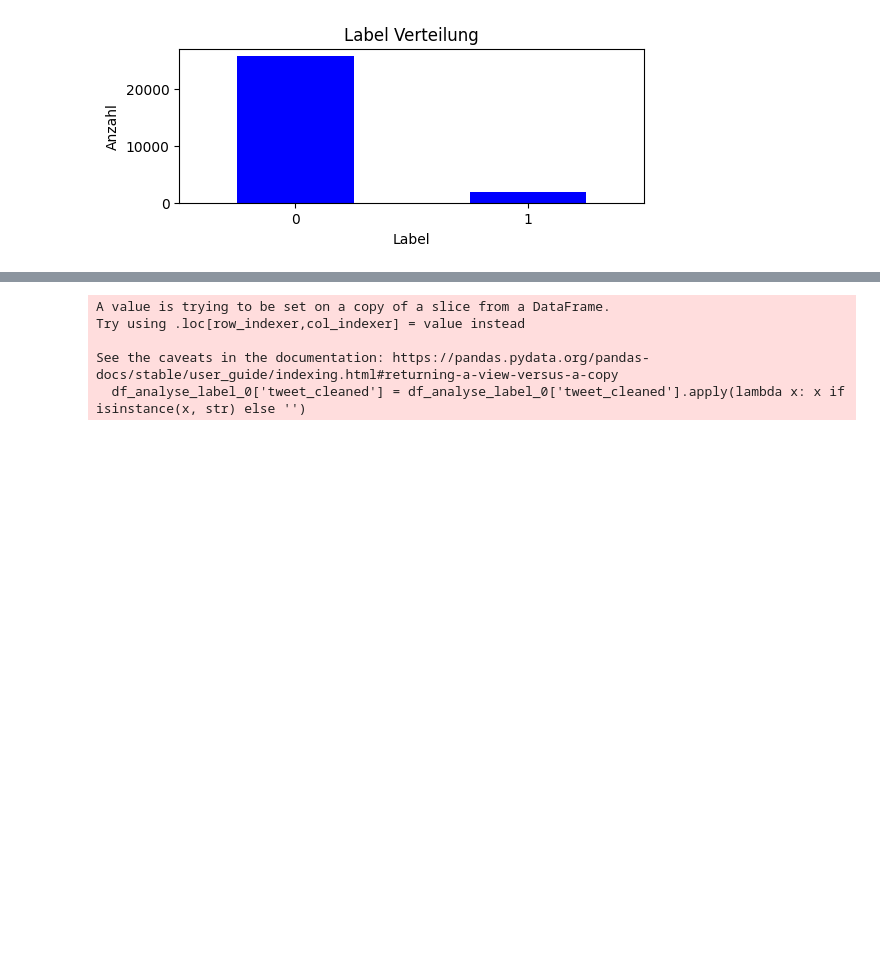
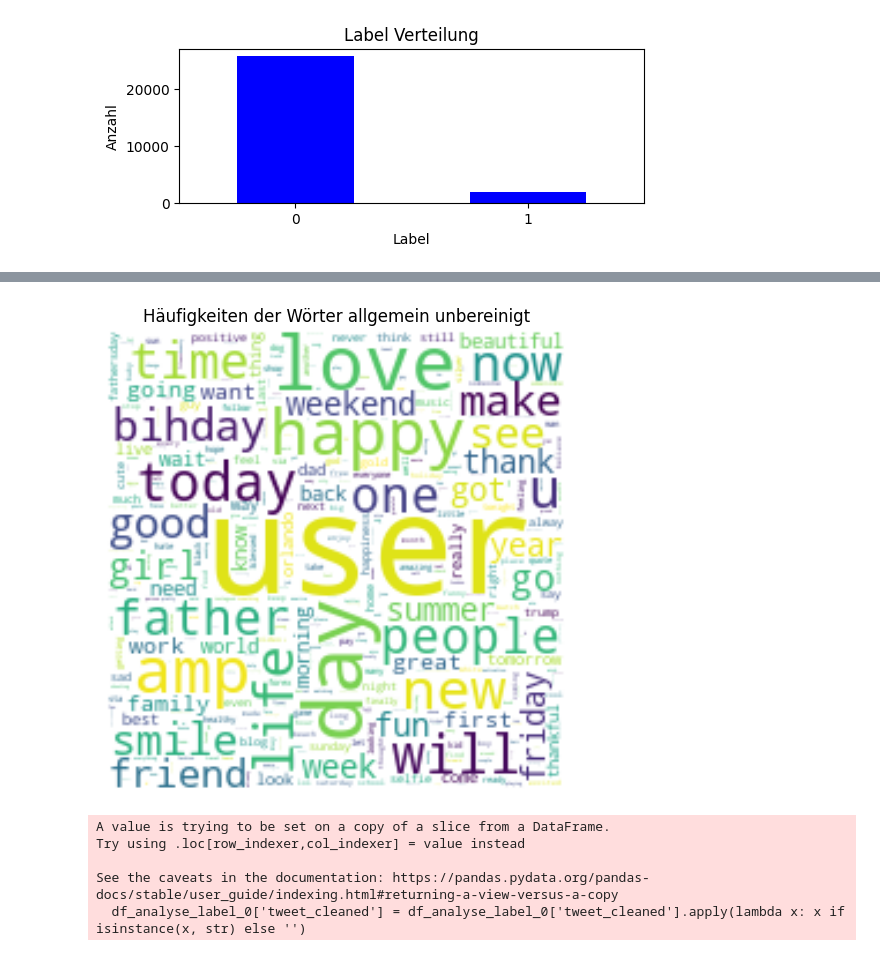
Before and after one commit to netGed/WebScience24, a Jupyter notebook: src/1. Explorative Analysis & Preprocessing/nasiba/notebooks/1_2_explore_data.ipynb, the cells around one changed output, grey strips where cells are left out. Cells and saved outputs as stored; diff of their text form; code cells hidden in the pictures; blank space fills up the shorter version.

```diff
--- a/src/1. Explorative Analysis & Preprocessing/nasiba/notebooks/1_2_explore_data.ipynb
+++ b/src/1. Explorative Analysis & Preprocessing/nasiba/notebooks/1_2_explore_data.ipynb
@@ -76,3 +101,28 @@ plt.show()
+# %%
+df_cleaned['tweet'] = df_cleaned['tweet'].apply(lambda x: x if isinstance(x, str) else '')
+text = " ".join(tweet for tweet in df_cleaned['tweet'])
+
+wc = WordCloud(background_color="white",
+               width=200,
+               height=200,
+               contour_width=0,
+               contour_color="red",
+               max_words=1000,
+               scale=1,
+               collocations=False,
+               repeat=False,
+               min_font_size=1)
+
+wc.generate(text)
+
+
+plt.figure(figsize=[6, 6])
+plt.imshow(wc, interpolation="bilinear")
+plt.axis("off")  # Hide the axes
+plt.title("Häufigkeiten der Wörter allgemein unbereinigt")
+plt.show()
+# %% [output]
+[figure, added]
 # %%
 df_analyse_label_0= df_cleaned[df_cleaned['label']==0]
 df_analyse_label_1= df_cleaned[df_cleaned['label']==1]
```
Also changed, not shown: parts of 4 cells of this notebook, 1 other file.
